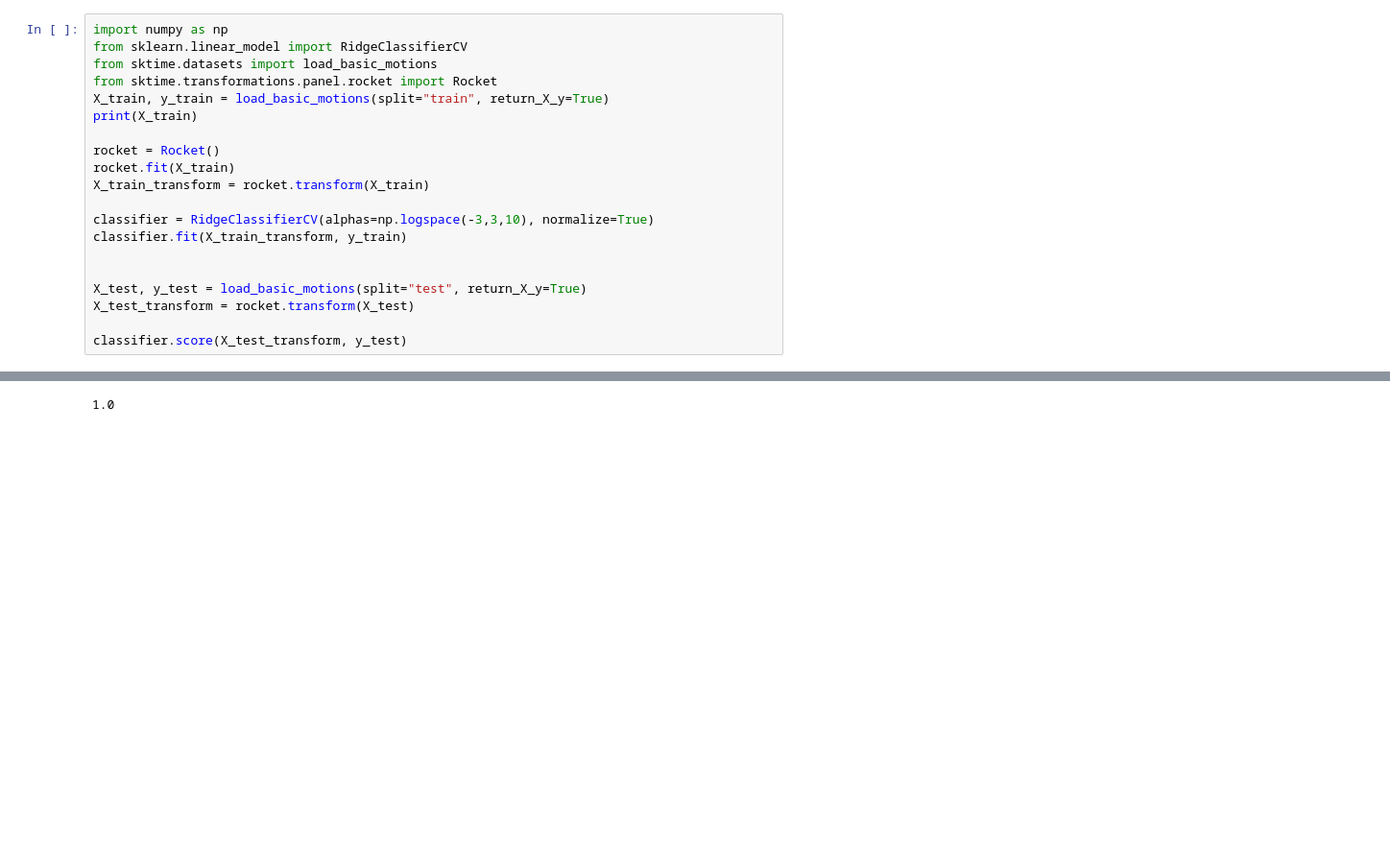
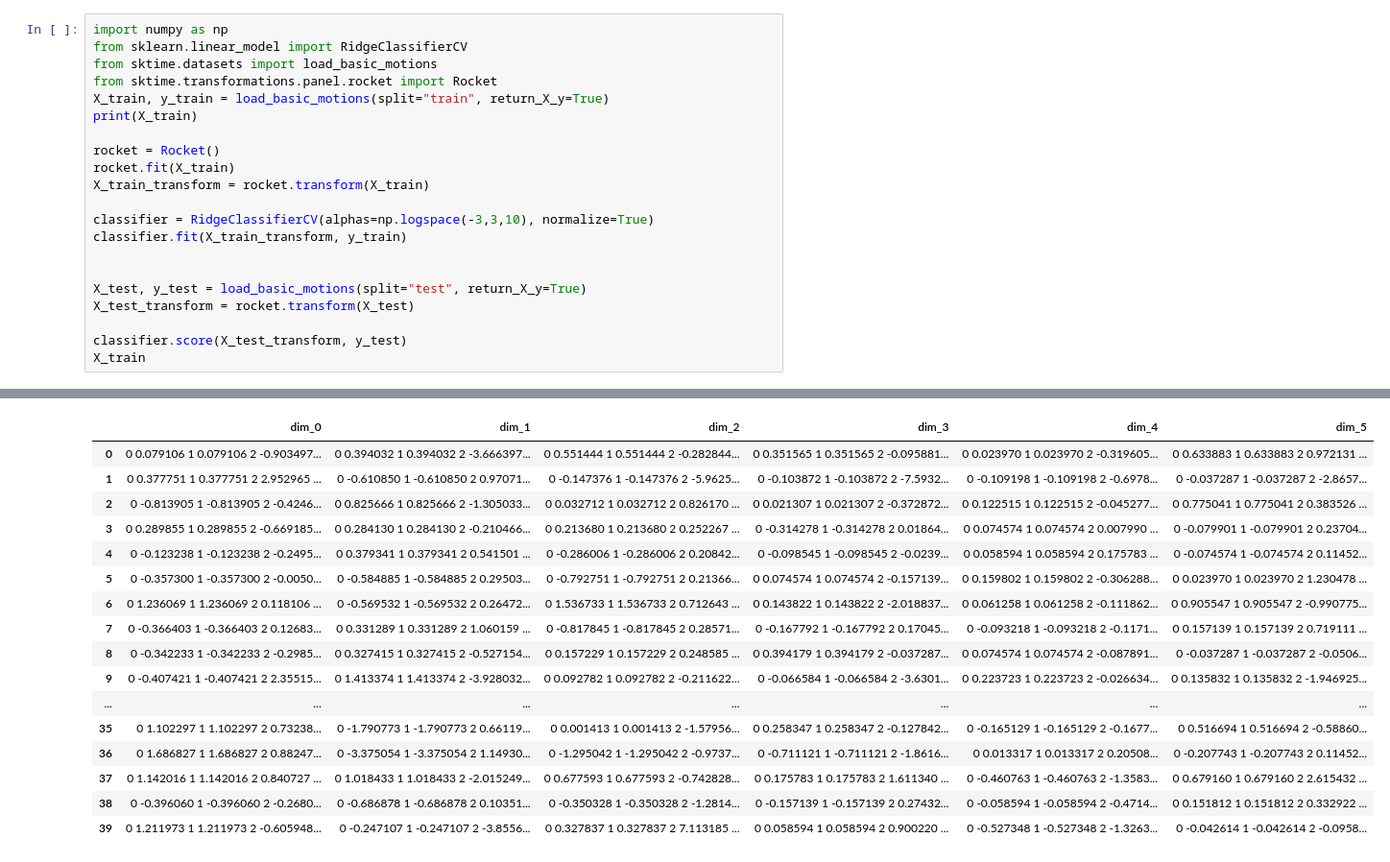
Before and after one commit to microservices-demo/microservices-demo, a Jupyter notebook: analysis/convertcsv/learning_sktime.ipynb, the cells around one changed output, grey strips where cells are left out. Shown: that part at 96% size. Drawn from its saved outputs; the diff is of its cells as text; blank space fills up the shorter version.

```diff
--- a/analysis/convertcsv/learning_sktime.ipynb
+++ b/analysis/convertcsv/learning_sktime.ipynb
@@ -18,36 +18,53 @@ X_test, y_test = load_basic_motions(split="test", return_X_y=True)
 X_test_transform = rocket.transform(X_test)
 
 classifier.score(X_test_transform, y_test)
+X_train
 # %% [output]
                                                 dim_0  \
 0   0     0.079106
 1     0.079106
 2    -0.903497
 3...
 1   0     0.377751
 1     0.377751
 2     2.952965
 3...
 2   0    -0.813905
 1    -0.813905
 2    -0.424628
 ... (915 lines left out)
 39  0    -0.042614
 1    -0.042614
 2    -0.095881
 3...
 If you wish to scale the data, use Pipeline with a StandardScaler in a preprocessing stage. To reproduce the previous behavior:
 
 from sklearn.pipeline import make_pipeline
 
 model = make_pipeline(StandardScaler(with_mean=False), _RidgeGCV())
 
 If you wish to pass a sample_weight parameter, you need to pass it as a fit parameter to each step of the pipeline as follows:
 
 kwargs = {s[0] + '__sample_weight': sample_weight for s in model.steps}
 model.fit(X, y, **kwargs)
 
 
   warnings.warn(
-1.0
+|  | dim_0 | dim_1 | dim_2 | dim_3 | dim_4 | dim_5 |
+| 0 | 0 0.079106 1 0.079106 2 -0.903497... | 0 0.394032 1 0.394032 2 -3.666397... | 0 0.551444 1 0.551444 2 -0.282844... | 0 0.351565 1 0.351565 2 -0.095881... | 0 0.023970 1 0.023970 2 -0.319605... | 0 0.633883 1 0.633883 2 0.972131 ... |
+| 1 | 0 0.377751 1 0.377751 2 2.952965 ... | 0 -0.610850 1 -0.610850 2 0.97071... | 0 -0.147376 1 -0.147376 2 -5.9625... | 0 -0.103872 1 -0.103872 2 -7.5932... | 0 -0.109198 1 -0.109198 2 -0.6978... | 0 -0.037287 1 -0.037287 2 -2.8657... |
+| 2 | 0 -0.813905 1 -0.813905 2 -0.4246... | 0 0.825666 1 0.825666 2 -1.305033... | 0 0.032712 1 0.032712 2 0.826170 ... | 0 0.021307 1 0.021307 2 -0.372872... | 0 0.122515 1 0.122515 2 -0.045277... | 0 0.775041 1 0.775041 2 0.383526 ... |
+| 3 | 0 0.289855 1 0.289855 2 -0.669185... | 0 0.284130 1 0.284130 2 -0.210466... | 0 0.213680 1 0.213680 2 0.252267 ... | 0 -0.314278 1 -0.314278 2 0.01864... | 0 0.074574 1 0.074574 2 0.007990 ... | 0 -0.079901 1 -0.079901 2 0.23704... |
+| 4 | 0 -0.123238 1 -0.123238 2 -0.2495... | 0 0.379341 1 0.379341 2 0.541501 ... | 0 -0.286006 1 -0.286006 2 0.20842... | 0 -0.098545 1 -0.098545 2 -0.0239... | 0 0.058594 1 0.058594 2 0.175783 ... | 0 -0.074574 1 -0.074574 2 0.11452... |
+| 5 | 0 -0.357300 1 -0.357300 2 -0.0050... | 0 -0.584885 1 -0.584885 2 0.29503... | 0 -0.792751 1 -0.792751 2 0.21366... | 0 0.074574 1 0.074574 2 -0.157139... | 0 0.159802 1 0.159802 2 -0.306288... | 0 0.023970 1 0.023970 2 1.230478 ... |
+| 6 | 0 1.236069 1 1.236069 2 0.118106 ... | 0 -0.569532 1 -0.569532 2 0.26472... | 0 1.536733 1 1.536733 2 0.712643 ... | 0 0.143822 1 0.143822 2 -2.018837... | 0 0.061258 1 0.061258 2 -0.111862... | 0 0.905547 1 0.905547 2 -0.990775... |
+| 7 | 0 -0.366403 1 -0.366403 2 0.12683... | 0 0.331289 1 0.331289 2 1.060159 ... | 0 -0.817845 1 -0.817845 2 0.28571... | 0 -0.167792 1 -0.167792 2 0.17045... | 0 -0.093218 1 -0.093218 2 -0.1171... | 0 0.157139 1 0.157139 2 0.719111 ... |
+| 8 | 0 -0.342233 1 -0.342233 2 -0.2985... | 0 0.327415 1 0.327415 2 -0.527154... | 0 0.157229 1 0.157229 2 0.248585 ... | 0 0.394179 1 0.394179 2 -0.037287... | 0 0.074574 1 0.074574 2 -0.087891... | 0 -0.037287 1 -0.037287 2 -0.0506... |
+| 9 | 0 -0.407421 1 -0.407421 2 2.35515... | 0 1.413374 1 1.413374 2 -3.928032... | 0 0.092782 1 0.092782 2 -0.211622... | 0 -0.066584 1 -0.066584 2 -3.6301... | 0 0.223723 1 0.223723 2 -0.026634... | 0 0.135832 1 0.135832 2 -1.946925... |
+| ... | ... | ... | ... | ... | ... | ... |
+| 35 | 0 1.102297 1 1.102297 2 0.73238... | 0 -1.790773 1 -1.790773 2 0.66119... | 0 0.001413 1 0.001413 2 -1.57956... | 0 0.258347 1 0.258347 2 -0.127842... | 0 -0.165129 1 -0.165129 2 -0.1677... | 0 0.516694 1 0.516694 2 -0.58860... |
+| 36 | 0 1.686827 1 1.686827 2 0.88247... | 0 -3.375054 1 -3.375054 2 1.14930... | 0 -1.295042 1 -1.295042 2 -0.9737... | 0 -0.711121 1 -0.711121 2 -1.8616... | 0 0.013317 1 0.013317 2 0.20508... | 0 -0.207743 1 -0.207743 2 0.11452... |
+| 37 | 0 1.142016 1 1.142016 2 0.840727 ... | 0 1.018433 1 1.018433 2 -2.015249... | 0 0.677593 1 0.677593 2 -0.742828... | 0 0.175783 1 0.175783 2 1.611340 ... | 0 -0.460763 1 -0.460763 2 -1.3583... | 0 0.679160 1 0.679160 2 2.615432 ... |
+| 38 | 0 -0.396060 1 -0.396060 2 -0.2680... | 0 -0.686878 1 -0.686878 2 0.10351... | 0 -0.350328 1 -0.350328 2 -1.2814... | 0 -0.157139 1 -0.157139 2 0.27432... | 0 -0.058594 1 -0.058594 2 -0.4714... | 0 0.151812 1 0.151812 2 0.332922 ... |
+| 39 | 0 1.211973 1 1.211973 2 -0.605948... | 0 -0.247107 1 -0.247107 2 -3.8556... | 0 0.327837 1 0.327837 2 7.113185 ... | 0 0.058594 1 0.058594 2 0.900220 ... | 0 -0.527348 1 -0.527348 2 -1.3263... | 0 -0.042614 1 -0.042614 2 -0.0958... |
 # %%
```
Also changed, not shown: parts of 2 cells of this notebook, 4 other files.
